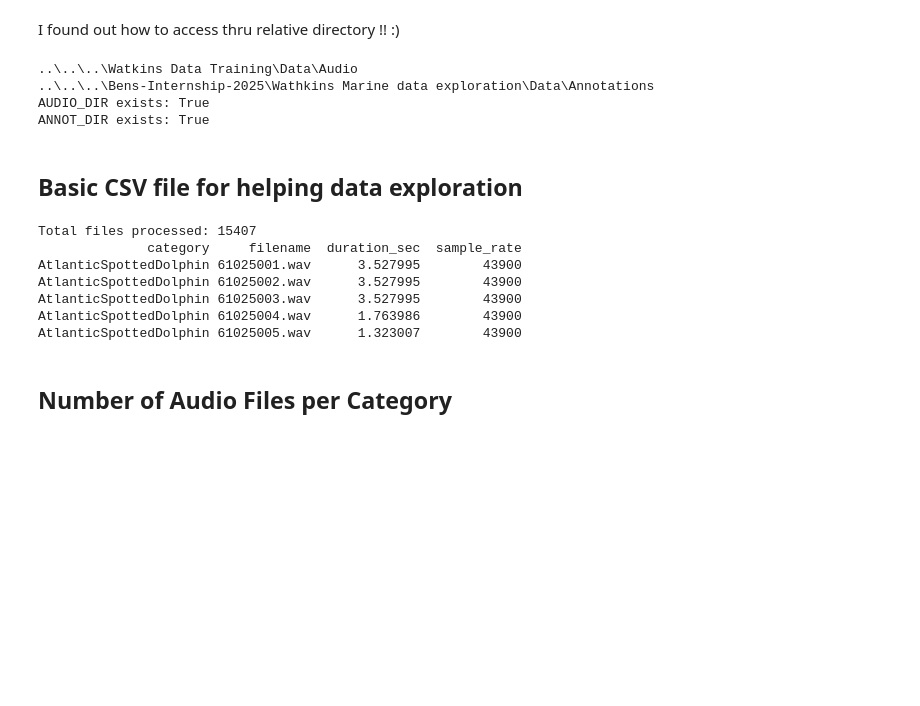
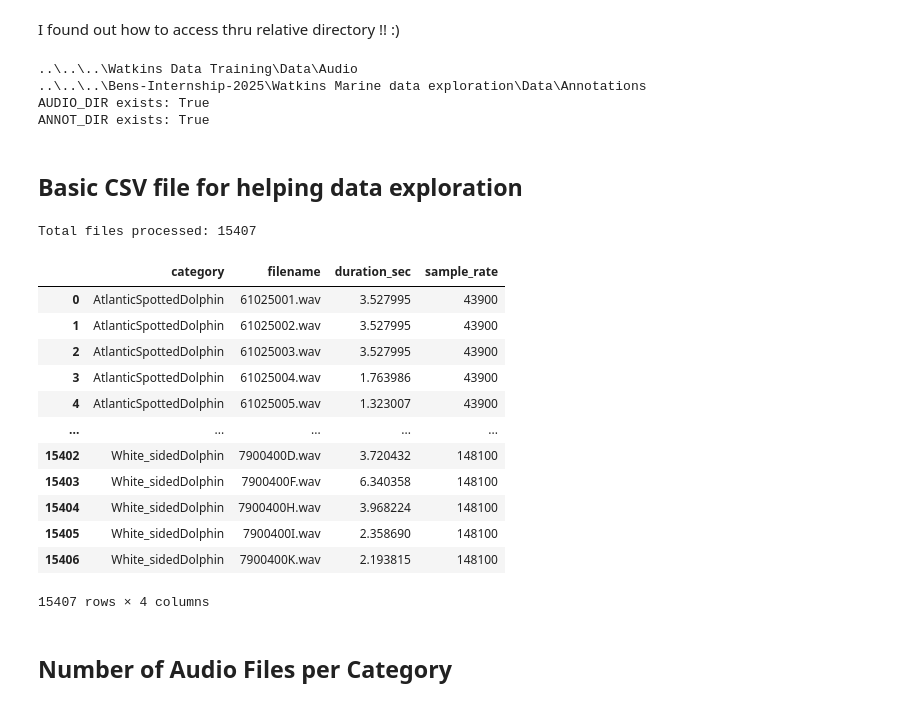
Before and after one commit to SEANIMALMOVE/Bens-Internship-2025, a Jupyter notebook: Watkins Marine data exploration/Notebooks/Dataset_exploration.ipynb, the cells around one changed output. Cells and saved outputs as stored; diff of their text form; code cells hidden in the pictures; blank space fills up the shorter version.

```diff
--- a/Wathkins Marine data exploration/Notebooks/Dataset_exploration.ipynb
+++ b/Watkins Marine data exploration/Notebooks/Dataset_exploration.ipynb
@@ -22,7 +22,7 @@ I found out how to access thru relative directory !! :)
 ROOT_PATH = Path("../../..")
 
 AUDIO_DIR = ROOT_PATH / "Watkins Data Training" / "Data" / "Audio"
-ANNOT_DIR = ROOT_PATH / "Bens-Internship-2025" / "Wathkins Marine data exploration" / "Data" / "Annotations"
+ANNOT_DIR = ROOT_PATH / "Bens-Internship-2025" / "Watkins Marine data exploration" / "Data" / "Annotations"
 
 print(AUDIO_DIR)
 print(ANNOT_DIR)
@@ -31,7 +31,7 @@ print("AUDIO_DIR exists:", AUDIO_DIR.exists())
 print("ANNOT_DIR exists:", ANNOT_DIR.exists())
 # %% [output]
 ..\..\..\Watkins Data Training\Data\Audio
-..\..\..\Bens-Internship-2025\Wathkins Marine data exploration\Data\Annotations
+..\..\..\Bens-Internship-2025\Watkins Marine data exploration\Data\Annotations
 AUDIO_DIR exists: True
 ANNOT_DIR exists: True
 # %% [markdown]
@@ -41,40 +41,48 @@ ANNOT_FILE = ANNOT_DIR / "audio_annotations.csv"
 
 records = []
 
 # Loop thru all audio files
 for cat in AUDIO_DIR.iterdir():
     if not cat.is_dir():
         continue
     for audio_file in cat.rglob("*.wav"):
         try:
             info = sf.info(audio_file)
             duration = info.frames / info.samplerate
             if duration > 0:  # only add positive durations
                 records.append({
                     "category": cat.name,
                     "filename": audio_file.name,
                     "duration_sec": duration,
                     "sample_rate": info.samplerate
                 })
             else:
                 print(f"Skipping zero-duration file: {audio_file}")
         except Exception as e:
             print(f"Error reading {audio_file}: {e}")
 
 
 df = pd.DataFrame(records)
 df.to_csv(ANNOT_FILE, index=False)
 
 print("Total files processed:", len(df))
-print(df.head().to_string(index=False))
+
+df
 # %% [output]
 Total files processed: 15407
-              category     filename  duration_sec  sample_rate
-AtlanticSpottedDolphin 61025001.wav      3.527995        43900
-AtlanticSpottedDolphin 61025002.wav      3.527995        43900
-AtlanticSpottedDolphin 61025003.wav      3.527995        43900
-AtlanticSpottedDolphin 61025004.wav      1.763986        43900
-AtlanticSpottedDolphin 61025005.wav      1.323007        43900
+|  | category | filename | duration_sec | sample_rate |
+| 0 | AtlanticSpottedDolphin | 61025001.wav | 3.527995 | 43900 |
+| 1 | AtlanticSpottedDolphin | 61025002.wav | 3.527995 | 43900 |
+| 2 | AtlanticSpottedDolphin | 61025003.wav | 3.527995 | 43900 |
+| 3 | AtlanticSpottedDolphin | 61025004.wav | 1.763986 | 43900 |
+| 4 | AtlanticSpottedDolphin | 61025005.wav | 1.323007 | 43900 |
+| ... | ... | ... | ... | ... |
+| 15402 | White_sidedDolphin | 7900400D.wav | 3.720432 | 148100 |
+| 15403 | White_sidedDolphin | 7900400F.wav | 6.340358 | 148100 |
+| 15404 | White_sidedDolphin | 7900400H.wav | 3.968224 | 148100 |
+| 15405 | White_sidedDolphin | 7900400I.wav | 2.358690 | 148100 |
+| 15406 | White_sidedDolphin | 7900400K.wav | 2.193815 | 148100 |
+15407 rows × 4 columns
 # %% [markdown]
 ## Number of Audio Files per Category
 # %%
```
Also changed, not shown: 5 other files.
